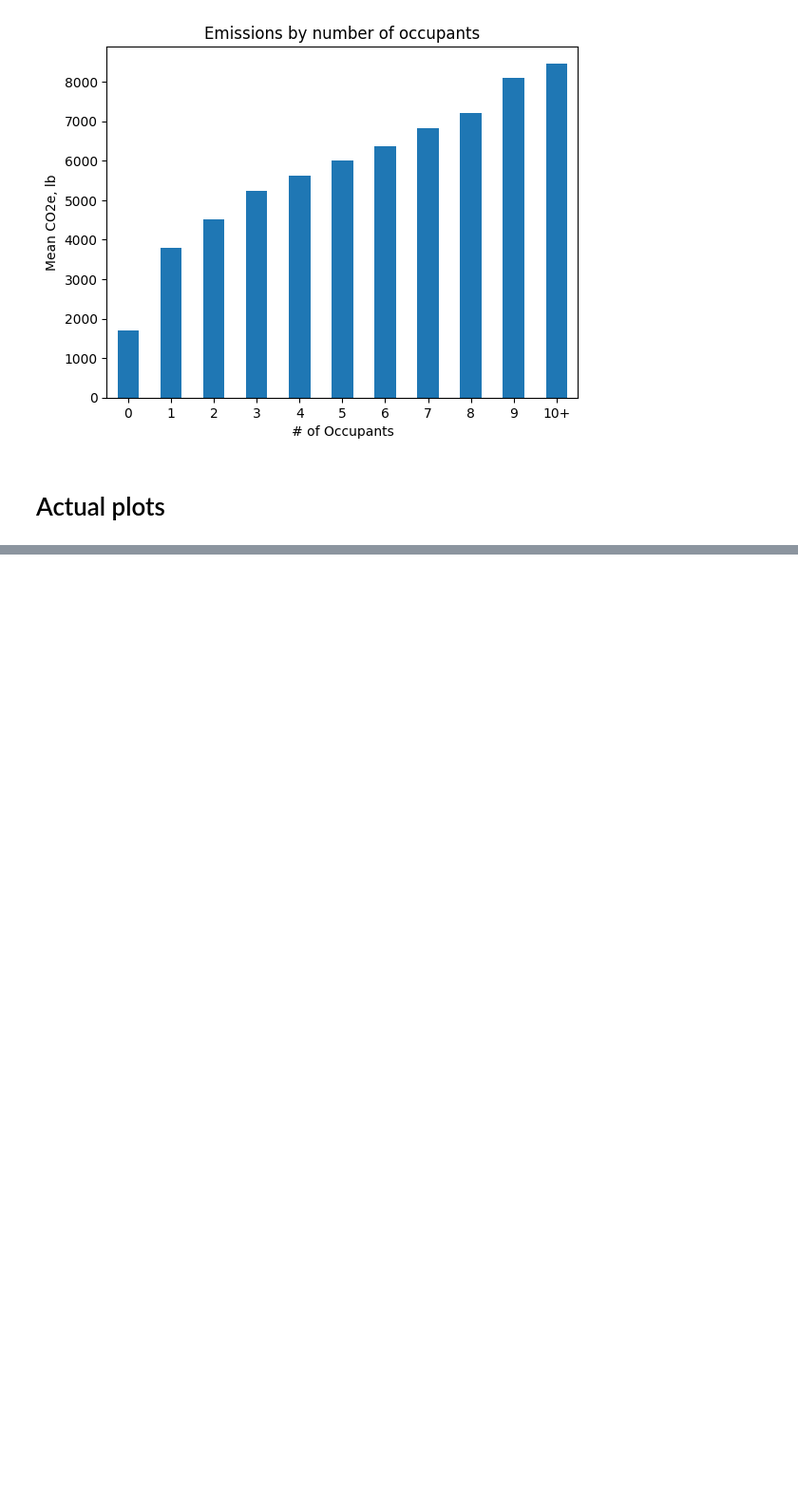
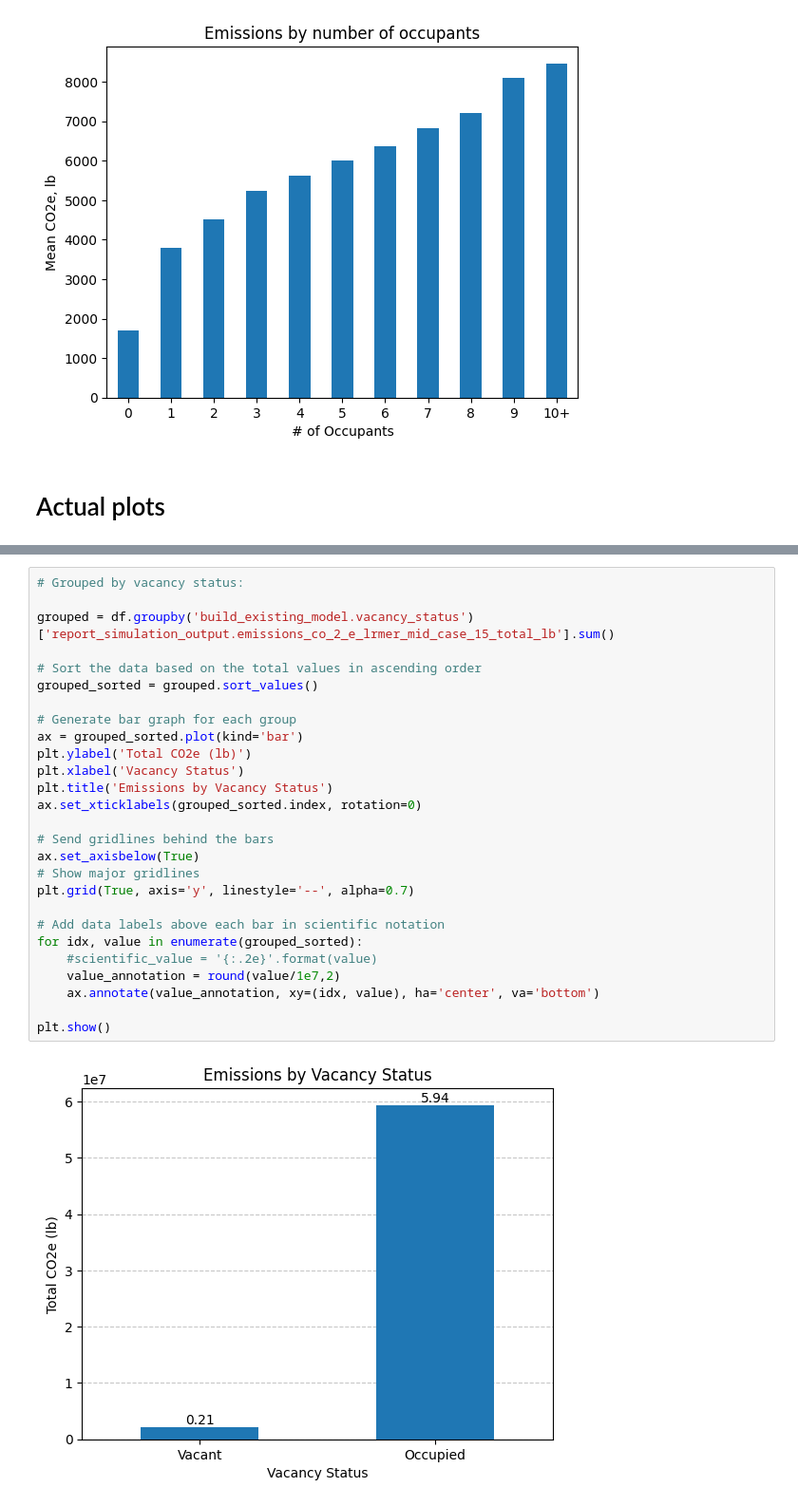
Before and after one commit to NREL/buildstock-query, a Jupyter notebook: example_usage/gashpwh_emissions.ipynb, the cells around one changed output, grey strips where cells are left out. Shown at 95% size. Drawn from its saved outputs; the diff is of its cells as text; blank space fills up the shorter version.

```diff
--- a/example_usage/gashpwh_emissions.ipynb
+++ b/example_usage/gashpwh_emissions.ipynb
@@ -187,0 +239,29 @@ plt.show()
+# %%
+# Grouped by vacancy status:
+
+grouped = df.groupby('build_existing_model.vacancy_status')['report_simulation_output.emissions_co_2_e_lrmer_mid_case_15_total_lb'].sum()
+
+# Sort the data based on the total values in ascending order
+grouped_sorted = grouped.sort_values()
+
+# Generate bar graph for each group
+ax = grouped_sorted.plot(kind='bar')
+plt.ylabel('Total CO2e (lb)')
+plt.xlabel('Vacancy Status')
+plt.title('Emissions by Vacancy Status')
+ax.set_xticklabels(grouped_sorted.index, rotation=0)
+
+# Send gridlines behind the bars
+ax.set_axisbelow(True)
+# Show major gridlines
+plt.grid(True, axis='y', linestyle='--', alpha=0.7)
+
+# Add data labels above each bar in scientific notation
+for idx, value in enumerate(grouped_sorted):
+    #scientific_value = '{:.2e}'.format(value)
+    value_annotation = round(value/1e7,2)
+    ax.annotate(value_annotation, xy=(idx, value), ha='center', va='bottom')
+
+plt.show()
+# %% [output]
+[figure, added]
```
Also changed, not shown: parts of 3 cells of this notebook.
